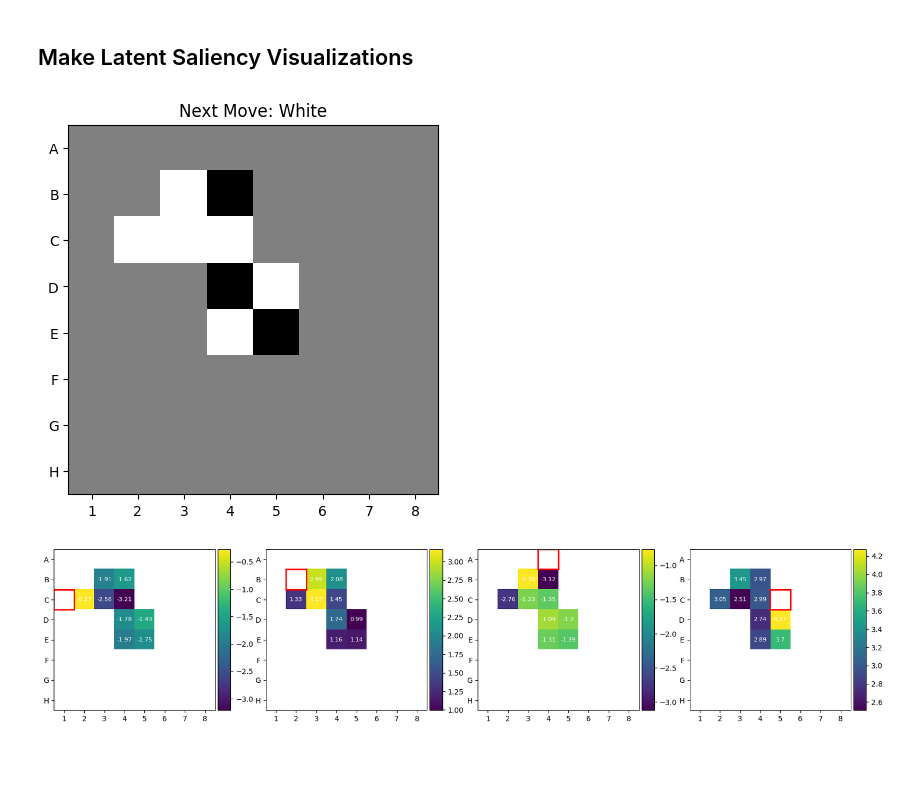
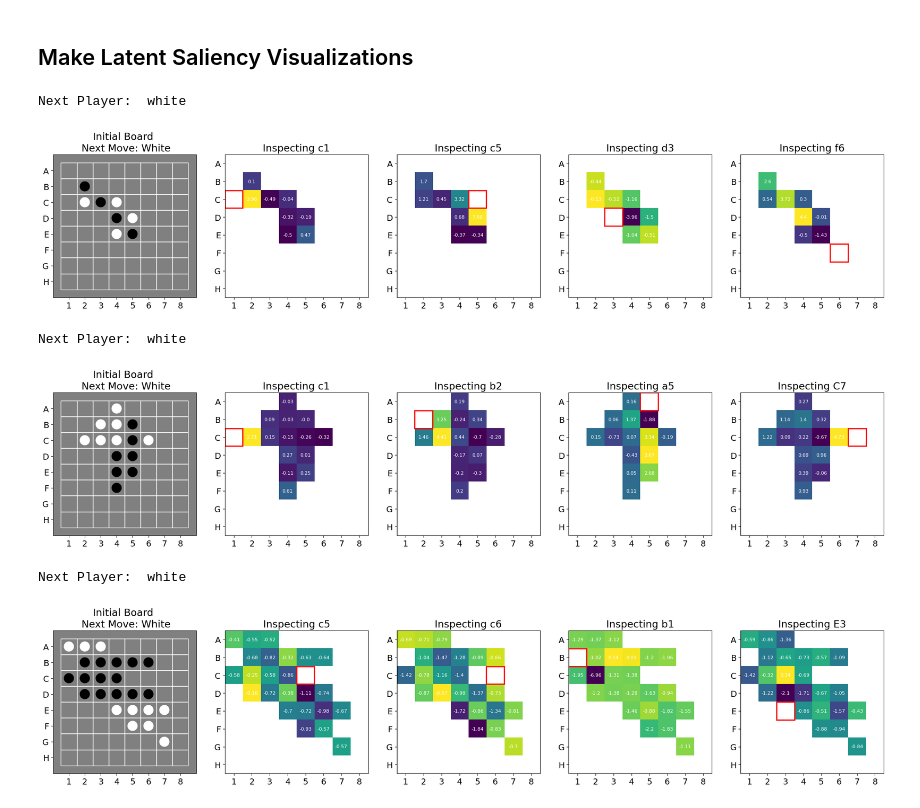
Before and after one commit to DeanHazineh/Emergent-World-Representations-Othello, a Jupyter notebook: dev_code2/view_causality_single_tile_flips.ipynb, the cells around one changed output. Drawn from its saved outputs; the diff is of its cells as text; code cells hidden in the pictures; blank space fills up the shorter version.

```diff
--- a/dev_code2/view_causality_single_tile_flips.ipynb
+++ b/dev_code2/view_causality_single_tile_flips.ipynb
@@ -279,16 +278,55 @@ def make_saliency_plots(init_board, saliency_set, intervention_tiles, inspect_ti
     plt_utils.format_ax_boardImage(ax)
 
     return
+# %%
+plt.rcParams.update({'font.size': 14})
+
+index = 210
+x, _ = game_dataset[index]
+number_moves = 4
+next_player = "white" if number_moves%2==0 else "black"
+print("Next Player: ", next_player)
+
+probe_path = "../EWOthello/ckpts/DeanKLi_GPT_Synthetic_8L8H/"
+probe_layer = 6
+
+inspect_tiles = ["c1", "c5", "d3", "f6"]
+init_board, latent_saliency, intervention_tiles_int = sweep_latent_saliency(x, number_moves, inspect_tiles, probe_path, probe_layer, verbose=False, reassertion=False)
+make_saliency_plots(init_board, latent_saliency, intervention_tiles_int, inspect_tiles, number_moves)
+# %% [output]
+Next Player:  white
+[figure, added]
+# %%
+plt.rcParams.update({'font.size': 14})
+
+index = 499
+x, _ = game_dataset[index]
+number_moves = 10
+next_player = "white" if number_moves%2==0 else "black"
+print("Next Player: ", next_player)
+
+probe_path = "../EWOthello/ckpts/DeanKLi_GPT_Synthetic_8L8H/"
+probe_layer = 6
+
+inspect_tiles = ["c1", "b2", "a5", "C7"]
+init_board, latent_saliency, intervention_tiles_int = sweep_latent_saliency(x, number_moves, inspect_tiles, probe_path, probe_layer, verbose=False, reassertion=False)
+make_saliency_plots(init_board, latent_saliency, intervention_tiles_int, inspect_tiles, number_moves)
+# %% [output]
+Next Player:  white
+[figure, added]
 # %%
-index = 499
+index = 300
 x, _ = game_dataset[index]
-number_moves = 5
+number_moves = 20
+next_player = "white" if number_moves%2==0 else "black"
+print("Next Player: ", next_player)
+
 probe_path = "../EWOthello/ckpts/DeanKLi_GPT_Synthetic_8L8H/"
-probe_layer = 5
+probe_layer = 6
 
-inspect_tiles = ["c1", "b2", "a4", "c5"]
+inspect_tiles = ["c5", "c6", "b1", "E3"]
 init_board, latent_saliency, intervention_tiles_int = sweep_latent_saliency(x, number_moves, inspect_tiles, probe_path, probe_layer, verbose=False, reassertion=False)
 make_saliency_plots(init_board, latent_saliency, intervention_tiles_int, inspect_tiles, number_moves)
 # %% [output]
+Next Player:  white
-[figure, old version]
+[figure, new version]
-[figure, removed]
```
Also changed, not shown: parts of 5 cells of this notebook, 1 other file.
